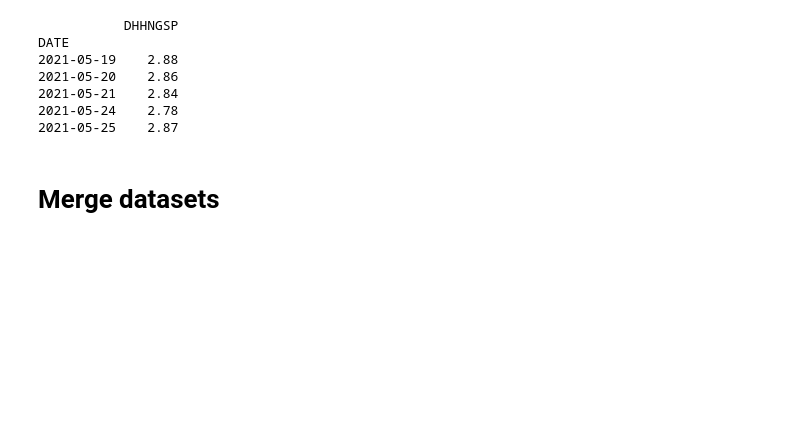
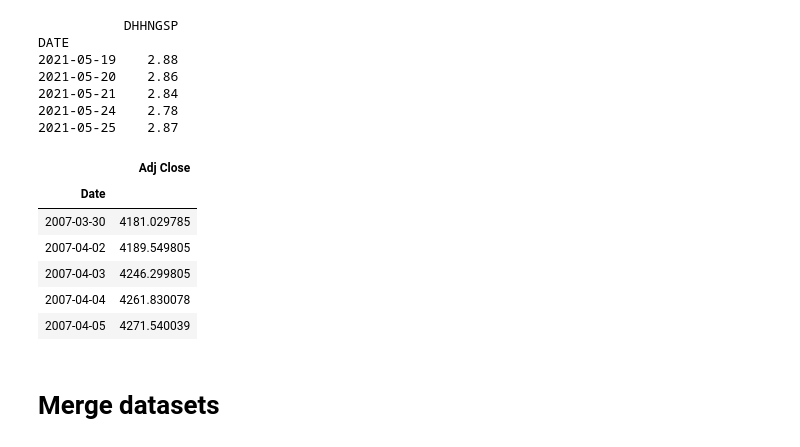
Before and after one commit to paparon96/Sustainability, a Jupyter notebook: Carbon_price_prediction/Notebooks/Data_merging.ipynb, the cells around one changed output. Drawn from its saved outputs; the diff is of its cells as text; code cells hidden in the pictures; blank space fills up the shorter version.

```diff
--- a/Carbon_price_prediction/Notebooks/Data_merging.ipynb
+++ b/Carbon_price_prediction/Notebooks/Data_merging.ipynb
@@ -71,6 +71,23 @@ DATE
 2021-05-21    2.84
 2021-05-24    2.78
 2021-05-25    2.87
+# %%
+## Euro stock market price index
+euro_stock_market_index = pd.read_csv('../Data/ESTOXX50.csv')
+
+euro_stock_market_index['Date'] = pd.to_datetime(euro_stock_market_index['Date'])
+euro_stock_market_index = euro_stock_market_index[['Date', 'Adj Close']]
+euro_stock_market_index.set_index('Date',inplace=True)
+
+euro_stock_market_index.head()
+# %% [output]
+|  | Adj Close |
+| Date |  |
+| 2007-03-30 | 4181.029785 |
+| 2007-04-02 | 4189.549805 |
+| 2007-04-03 | 4246.299805 |
+| 2007-04-04 | 4261.830078 |
+| 2007-04-05 | 4271.540039 |
 # %% [markdown]
 # Merge datasets
 # %%
```
Also changed, not shown: parts of 5 cells of this notebook, 4 other files.
